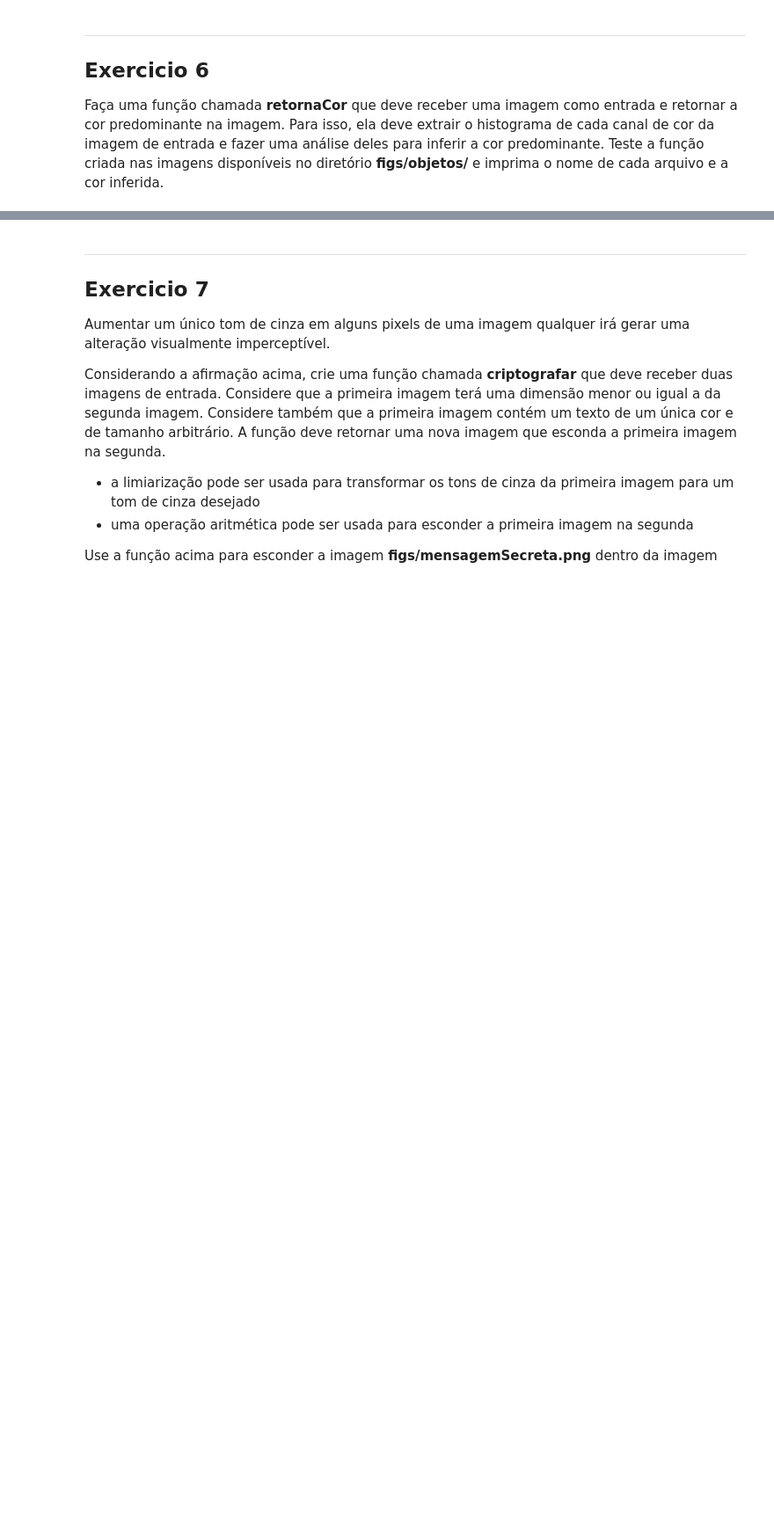
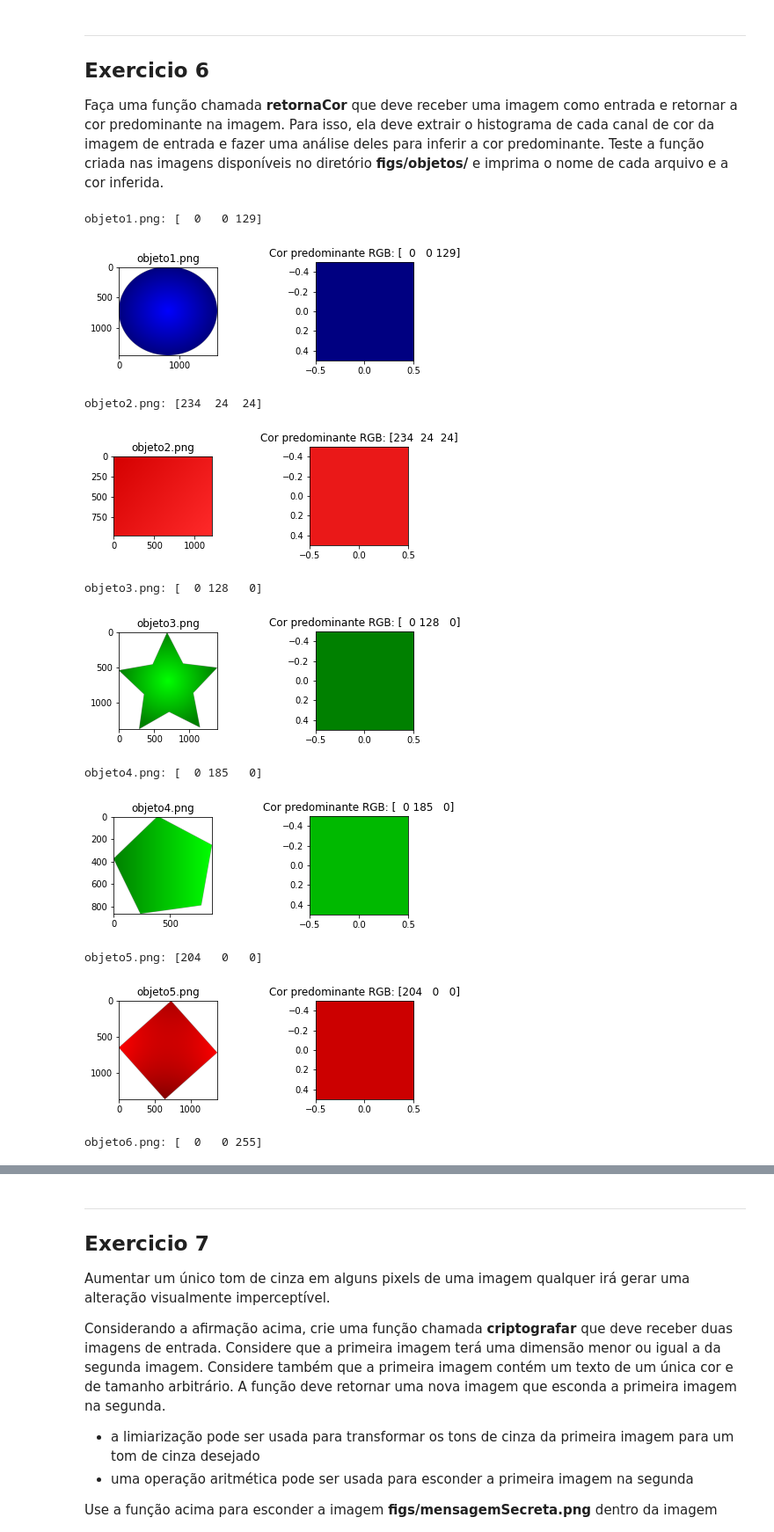
Before and after one commit to PixDale/imageprocessingclass, a Jupyter notebook: AC2_exerciciosPraticos.ipynb, the cells around one changed output, grey strips where cells are left out. Shown at 88% size. Saved outputs shown, nothing was run; the diff lists cells and outputs as text; code cells hidden in the pictures; blank space fills up the shorter version.

```diff
--- a/AC2_exerciciosPraticos.ipynb
+++ b/AC2_exerciciosPraticos.ipynb
@@ -347,0 +355,58 @@ Faça uma função chamada **retornaCor** que deve receber uma imagem como entra
+# %%
+##### Resolva o exercício aqui
+import os
+
+
+def load_images_RGB_from_folder(folder):
+    images = []
+    names = []
+    for filename in sorted(os.listdir(folder)):
+        img = cv2.imread(os.path.join(folder,filename), cv2.IMREAD_UNCHANGED) #BGRA
+        if img is not None:
+            img = cv2.cvtColor(img, cv2.COLOR_BGRA2RGBA)
+            images.append(img)
+            names.append(filename)
+    return images, names
+
+def retornaCor(img):
+    cor_predominante = np.zeros(3, dtype=np.uint8)
+    mask = np.zeros((img.shape[0], img.shape[1]), np.uint8)
+    mask[ img[:,:,3] == 255] = 255
+    for i in range(3):
+        hist = cv2.calcHist([img],[i],mask,[256],[0,256])
+        cor_predominante[i] = hist.argmax()
+    return cor_predominante
+
+
+imgs, names = load_images_RGB_from_folder('./figs/objetos/')
+
+for i in range(len(imgs)):
+    axes = axes.flatten()
+    cor = retornaCor(imgs[i])
+
+    print(f'{names[i]}: {cor}')
+
+    plt.subplots(figsize=(6,6))
+    plt.subplots_adjust(wspace=1)
+
+    plt.subplot(1, 2, 1)
+    plt.title(f'{names[i]}')
+    plt.imshow(imgs[i])
+
+    plt.subplot(1, 2, 2)
+    plt.title(f'Cor predominante RGB: {cor}')
+    plt.imshow([[cor]])
+
+    plt.show()
+# %% [output]
+objeto1.png: [  0   0 129]
+[figure, added]
+objeto2.png: [234  24  24]
+[figure, added]
+objeto3.png: [  0 128   0]
+[figure, added]
+objeto4.png: [  0 185   0]
+[figure, added]
+objeto5.png: [204   0   0]
+[figure, added]
+objeto6.png: [  0   0 255]
```
Also changed, not shown: parts of 6 cells of this notebook.
